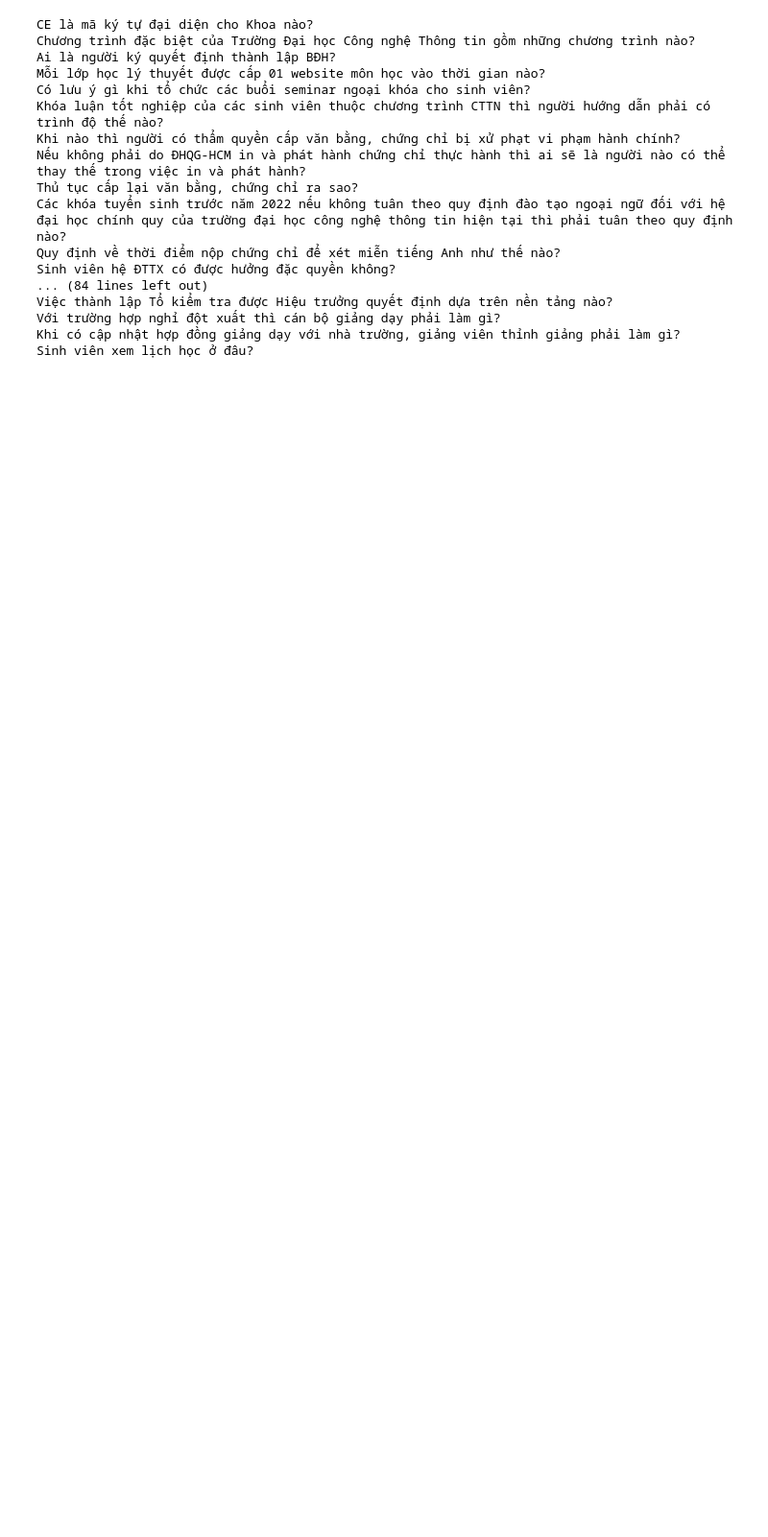
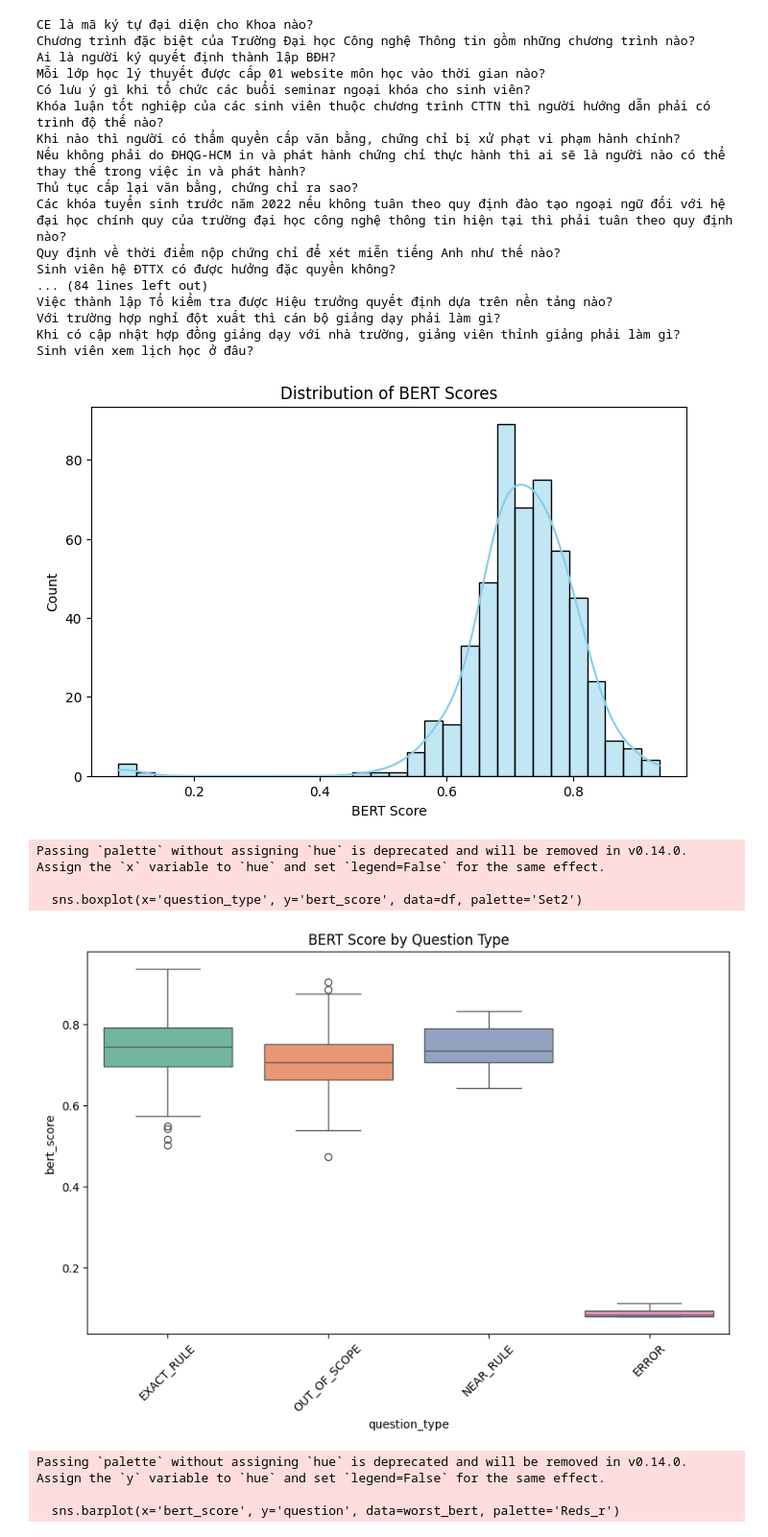
Before and after one commit to VoAnKhoi2005/uit_chatbot, a Jupyter notebook: system_test/test.ipynb, the cells around one changed output. Shown at 96% size. Drawn from its saved outputs; the diff is of its cells as text; code cells hidden in the pictures; blank space fills up the shorter version.

```diff
--- a/system_test/test.ipynb
+++ b/system_test/test.ipynb
@@ -30,3 +30,66 @@ Việc thành lập Tổ kiểm tra được Hiệu trưởng quyết định d
 Với trường hợp nghỉ đột xuất thì cán bộ giảng dạy phải làm gì?
 Khi có cập nhật hợp đồng giảng dạy với nhà trường, giảng viên thỉnh giảng phải làm gì?
 Sinh viên xem lịch học ở đâu?
+# %%
+import pandas as pd
+import matplotlib.pyplot as plt
+import seaborn as sns
+
+OUTPUT_CSV = r"E:\Github\uit_chatbot\system_test\test_results.csv"
+
+# Load results
+df = pd.read_csv(OUTPUT_CSV, encoding='utf-8-sig')
+
+# --- 1. Distribution of BERT scores ---
+plt.figure(figsize=(8,5))
+sns.histplot(df['bert_score'], bins=30, kde=True, color='skyblue')
+plt.title('Distribution of BERT Scores')
+plt.xlabel('BERT Score')
+plt.ylabel('Count')
+plt.show()
+
+# --- 2. Boxplot of BERT scores by question type ---
+plt.figure(figsize=(10,6))
+sns.boxplot(x='question_type', y='bert_score', data=df, palette='Set2')
+plt.title('BERT Score by Question Type')
+plt.xticks(rotation=45)
+plt.show()
+
+# --- 3. Top 20 questions with lowest BERT scores ---
+worst_bert = df.nsmallest(20, 'bert_score')
+plt.figure(figsize=(12,6))
+sns.barplot(x='bert_score', y='question', data=worst_bert, palette='Reds_r')
+plt.title('20 Questions with Lowest BERT Score')
+plt.xlabel('BERT Score')
+plt.ylabel('Question')
+plt.show()
+
+# --- 4. Top 20 questions with highest BERT scores ---
+best_bert = df.nlargest(20, 'bert_score')
+plt.figure(figsize=(12,6))
+sns.barplot(x='bert_score', y='question', data=best_bert, palette='Greens_r')
+plt.title('20 Questions with Highest BERT Score')
+plt.xlabel('BERT Score')
+plt.ylabel('Question')
+plt.show()
+
+# --- 5. BERT Score vs Exact Match or Keyword F1 ---
+plt.figure(figsize=(8,6))
+sns.scatterplot(x='keyword_f1', y='bert_score', hue='keyword_exact_match', data=df, palette='coolwarm', alpha=0.7)
+plt.title('BERT Score vs Keyword F1')
+plt.xlabel('Keyword F1')
+plt.ylabel('BERT Score')
+plt.show()
+
+# --- 6. Summary statistics of BERT scores ---
+print("BERT Score Statistics:")
+print(df['bert_score'].describe())
+# %% [output]
+[figure, added]
+Passing `palette` without assigning `hue` is deprecated and will be removed in v0.14.0. Assign the `x` variable to `hue` and set `legend=False` for the same effect.
+
+  sns.boxplot(x='question_type', y='bert_score', data=df, palette='Set2')
+[figure, added]
+Passing `palette` without assigning `hue` is deprecated and will be removed in v0.14.0. Assign the `y` variable to `hue` and set `legend=False` for the same effect.
+
+  sns.barplot(x='bert_score', y='question', data=worst_bert, palette='Reds_r')
```
Also changed, not shown: parts of 4 cells of this notebook, 27 other files.
